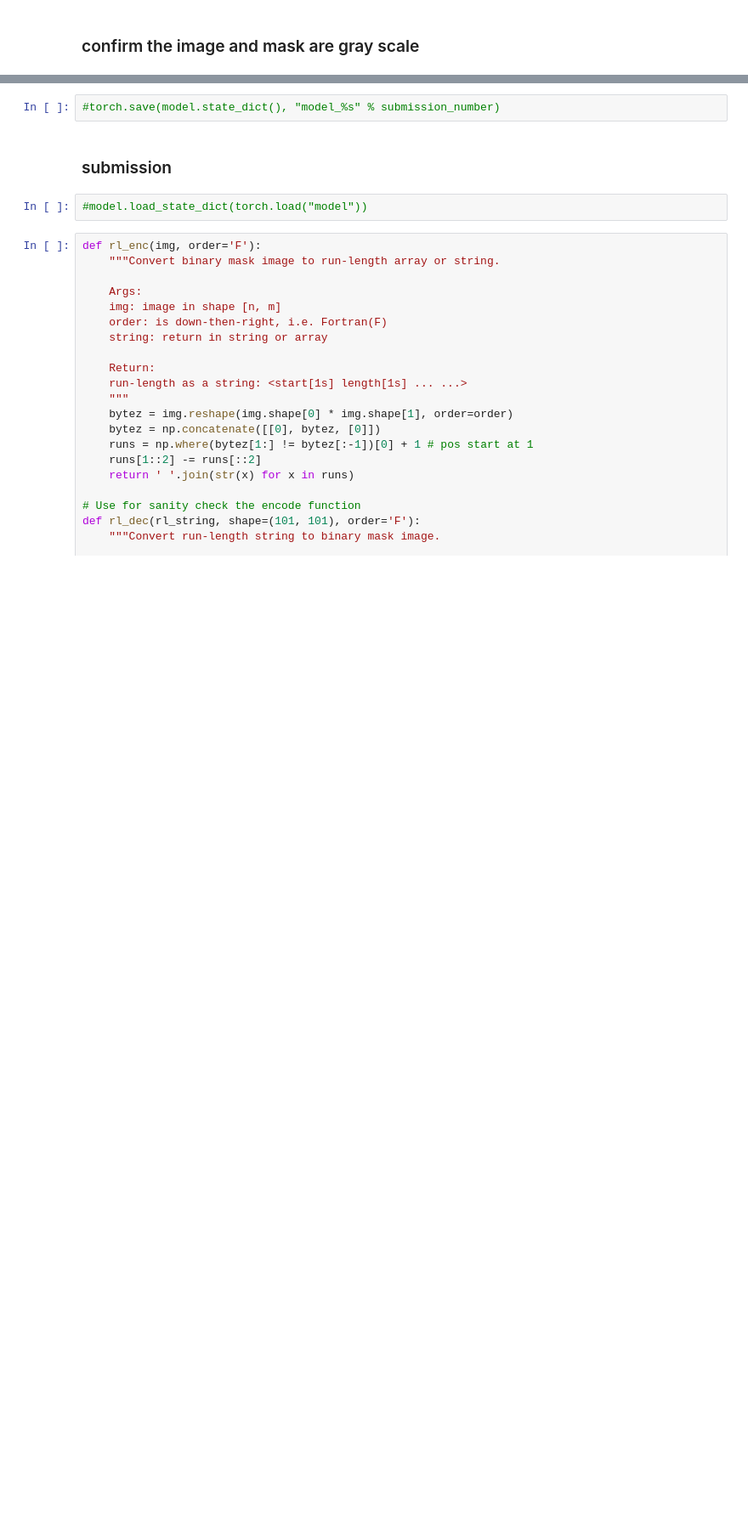
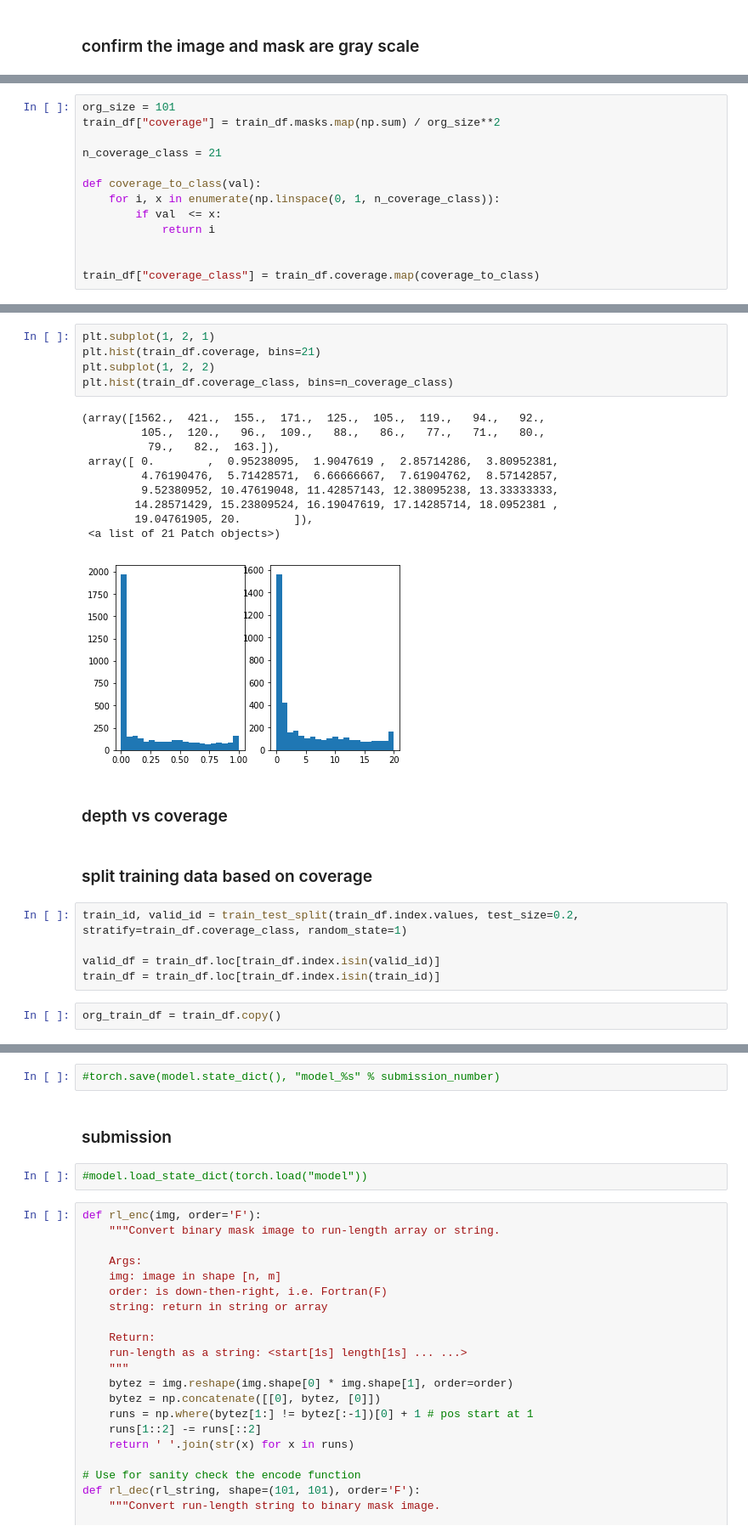
Before and after one commit to retrofocus/kaggle_salt, a Jupyter notebook: unet_starter.ipynb, the cells around one changed output, grey strips where cells are left out. Shown: that part at 85% size. Drawn from its saved outputs; the diff is of its cells as text; blank space fills up the shorter version.

```diff
--- a/unet_starter.ipynb
+++ b/unet_starter.ipynb
@@ -98 +100,14 @@ train_df.head()
+# %%
+org_size = 101
+train_df["coverage"] = train_df.masks.map(np.sum) / org_size**2
+
+n_coverage_class = 21
+
+def coverage_to_class(val):
+    for i, x in enumerate(np.linspace(0, 1, n_coverage_class)):
+        if val  <= x:
+            return i
+
+
+train_df["coverage_class"] = train_df.coverage.map(coverage_to_class)
 # %%
@@ -107,0 +123,27 @@ test_df.head()
+# %%
+plt.subplot(1, 2, 1)
+plt.hist(train_df.coverage, bins=21)
+plt.subplot(1, 2, 2)
+plt.hist(train_df.coverage_class, bins=n_coverage_class)
+# %% [output]
+(array([1562.,  421.,  155.,  171.,  125.,  105.,  119.,   94.,   92.,
+         105.,  120.,   96.,  109.,   88.,   86.,   77.,   71.,   80.,
+          79.,   82.,  163.]),
+ array([ 0.        ,  0.95238095,  1.9047619 ,  2.85714286,  3.80952381,
+         4.76190476,  5.71428571,  6.66666667,  7.61904762,  8.57142857,
+         9.52380952, 10.47619048, 11.42857143, 12.38095238, 13.33333333,
+        14.28571429, 15.23809524, 16.19047619, 17.14285714, 18.0952381 ,
+        19.04761905, 20.        ]),
+ <a list of 21 Patch objects>)
+[figure, added]
+# %% [markdown]
+### depth vs coverage
+# %% [markdown]
+### split training data based on coverage
+# %%
+train_id, valid_id = train_test_split(train_df.index.values, test_size=0.2, stratify=train_df.coverage_class, random_state=1)
+
+valid_df = train_df.loc[train_df.index.isin(valid_id)]
+train_df = train_df.loc[train_df.index.isin(train_id)]
+# %%
+org_train_df = train_df.copy()
```
Also changed, not shown: parts of 21 cells of this notebook, 1 other file.
